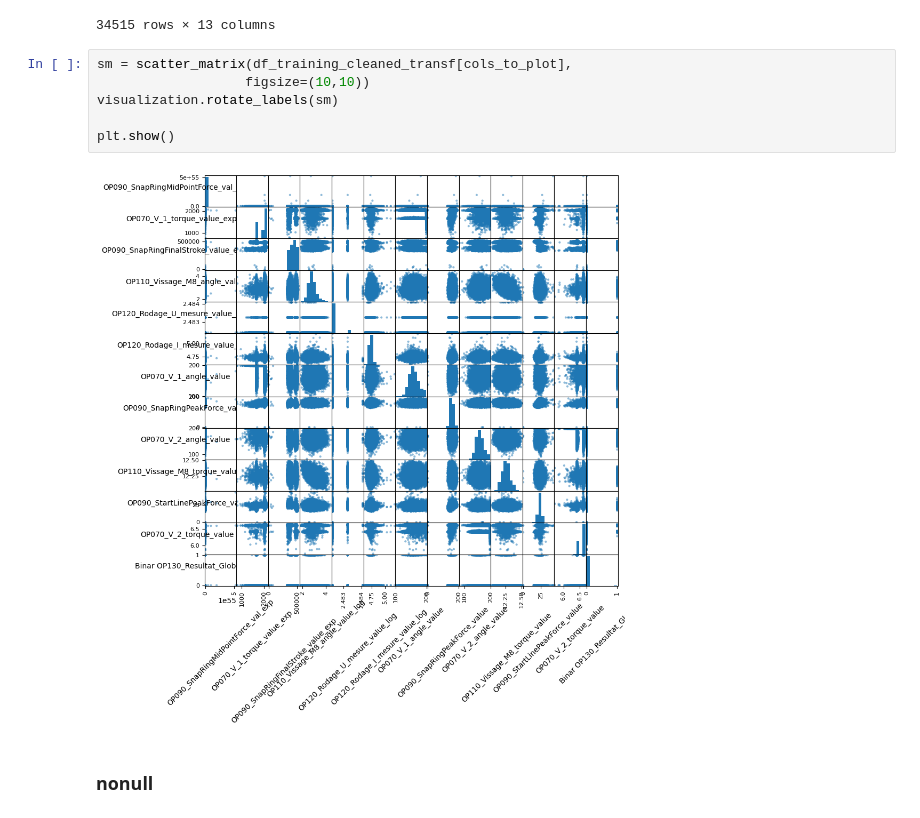
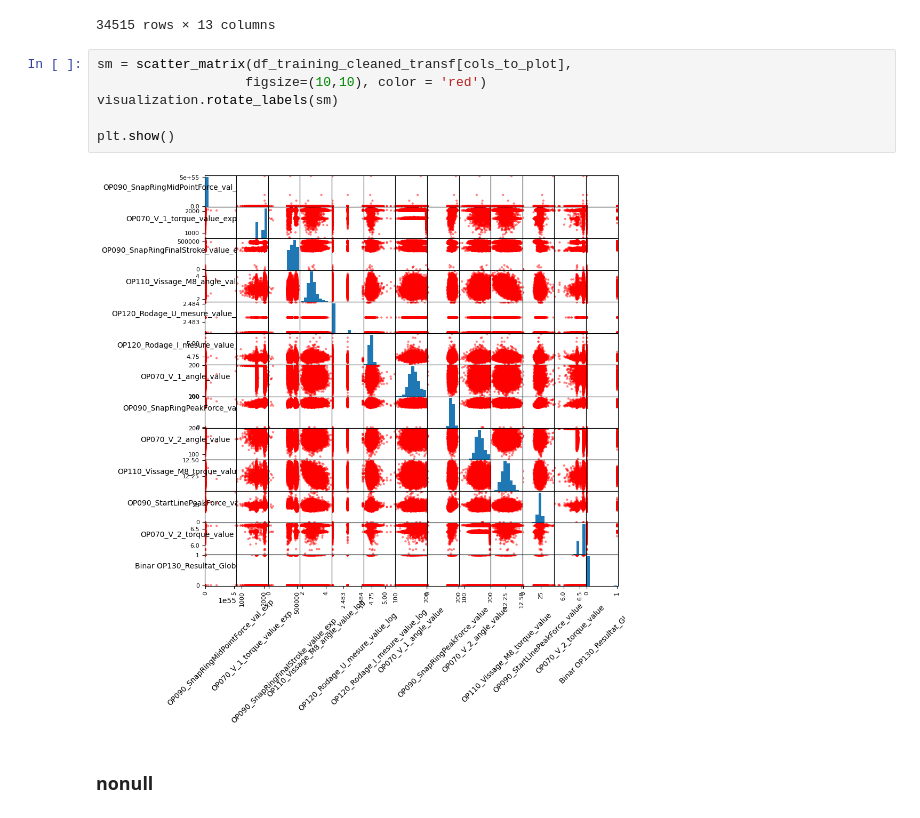
Before and after one commit to TonioHathos/AI_Valeo, a Jupyter notebook: Pre_processing_dataset.ipynb, the cells around one changed output. Drawn from its saved outputs; the diff is of its cells as text.

```diff
--- a/Pre_processing_dataset.ipynb
+++ b/Pre_processing_dataset.ipynb
@@ -471,12 +471,12 @@ df_training_cleaned_transf[cols_to_plot]
 34515 rows × 13 columns
 # %%
 sm = scatter_matrix(df_training_cleaned_transf[cols_to_plot],
-                   figsize=(10,10))
+                   figsize=(10,10), color = 'red')
 visualization.rotate_labels(sm)
 
 plt.show()
 # %% [output]
-[figure, old version]
+[figure, new version]
 # %% [markdown]
 ### nonull
 # %%
```
Also changed, not shown: parts of 3 cells of this notebook.
